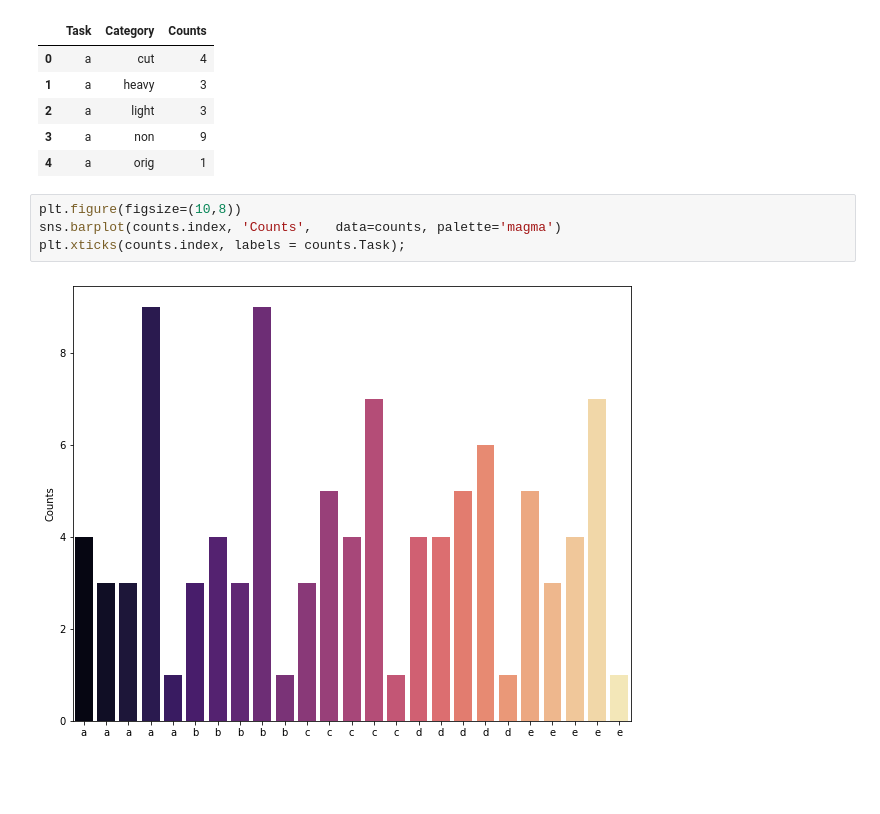
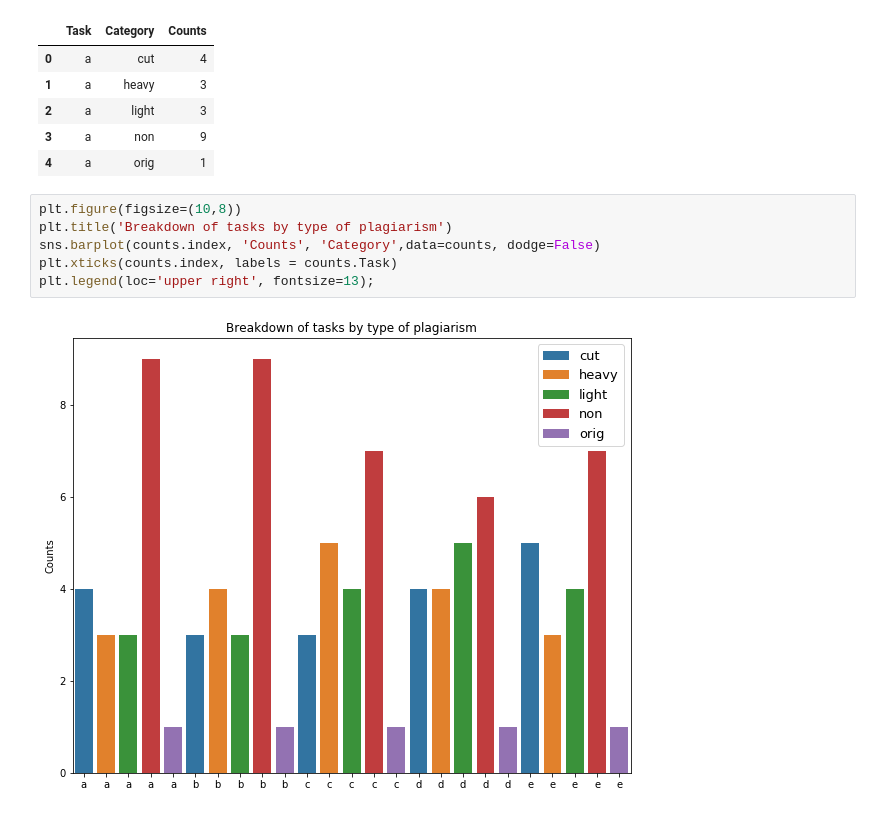
Before and after one commit to Ioana-P/Plagiarism-detection, a Jupyter notebook: 1_Data_Exploration.ipynb, the cells around one changed output. Drawn from its saved outputs; the diff is of its cells as text; blank space fills up the shorter version.

```diff
--- a/1_Data_Exploration.ipynb
+++ b/1_Data_Exploration.ipynb
@@ -193,7 +174,9 @@ counts.head()
 | 4 | a | orig | 1 |
 # %%
 plt.figure(figsize=(10,8))
-sns.barplot(counts.index, 'Counts',   data=counts, palette='magma')
-plt.xticks(counts.index, labels = counts.Task);
+plt.title('Breakdown of tasks by type of plagiarism')
+sns.barplot(counts.index, 'Counts', 'Category',data=counts, dodge=False)
+plt.xticks(counts.index, labels = counts.Task)
+plt.legend(loc='upper right', fontsize=13);
 # %% [output]
-[figure, old version]
+[figure, new version]
```
Also changed, not shown: parts of 11 cells of this notebook.
